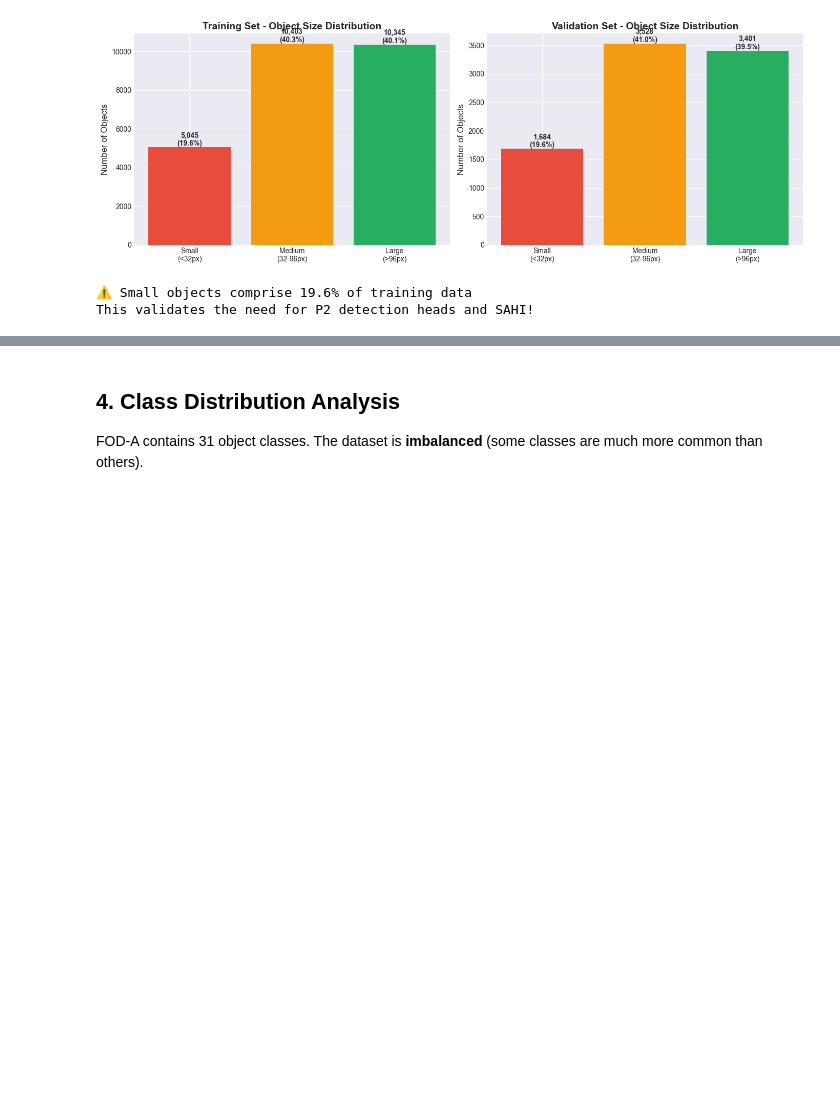
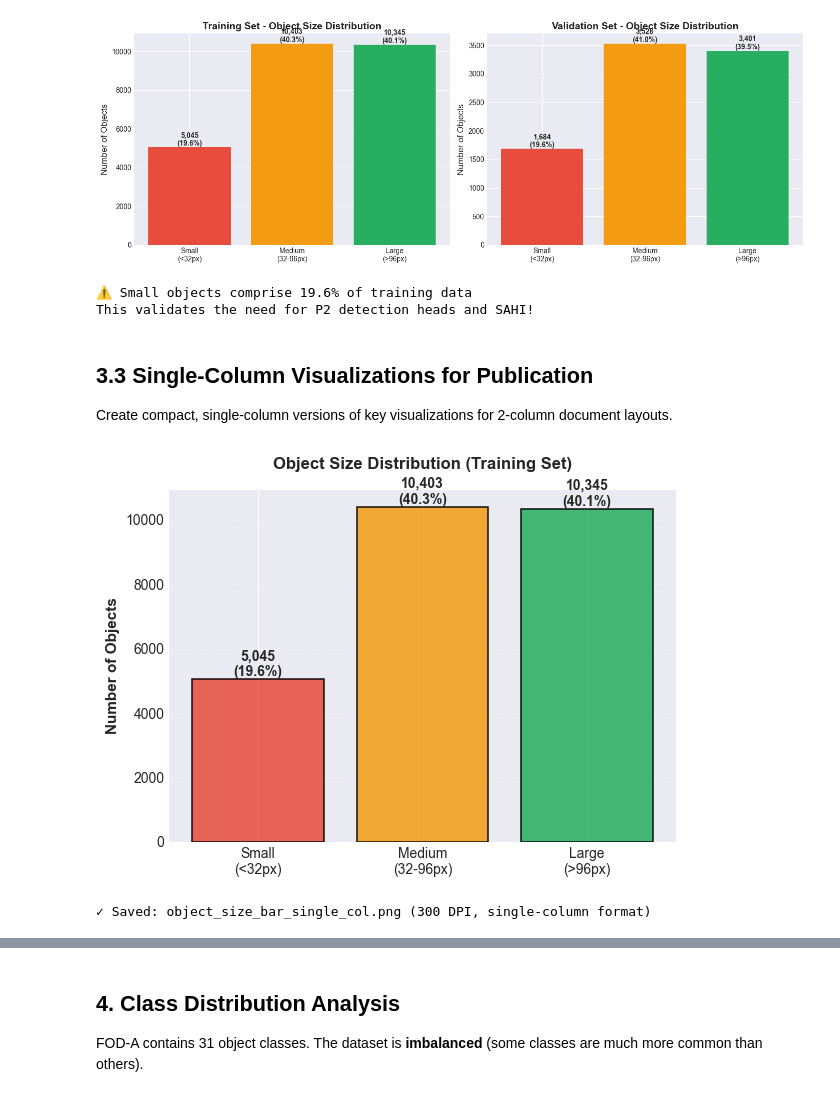
Before and after one commit to Zaryab13/Ml-FOD-A-Detection-YoloP2, a Jupyter notebook: notebooks/01_dataset_exploration.ipynb, the cells around one changed output, grey strips where cells are left out. Drawn from its saved outputs; the diff is of its cells as text; code cells hidden in the pictures; blank space fills up the shorter version.

Commit message:
Correct object-scale analysis and organize project scripts

```diff
--- a/notebooks/01_dataset_exploration.ipynb
+++ b/notebooks/01_dataset_exploration.ipynb
@@ -133,3 +133,18 @@ Validation Set:
   Avg objects/image: 1.02
 
 ============================================================
+# %%
+ # Display class information
+num_classes = len([k for k, v in train_stats['class_counts'].items() if v > 0])
+all_classes = [k for k, v in sorted(train_stats['class_counts'].items(), key=lambda x: x[1], reverse=True) if v > 0]
+
+print("="*60)
+print("CLASS INFORMATION")
+print("="*60)
+print(f"\nTotal Classes: {num_classes}")
+print(f"\nClass List (sorted by frequency):")
+for i, cls in enumerate(all_classes, 1):
+    count = train_stats['class_counts'][cls]
+    print(f"  {i:2d}. {cls:20s} - {count:,} instances")
+
+print(f"\n{'='*60}")
@@ -177,3 +210,38 @@ print("This validates the need for P2 detection heads and SAHI!")
 [figure]
 ⚠️ Small objects comprise 19.6% of training data
 This validates the need for P2 detection heads and SAHI!
+# %% [markdown]
+## 3.3 Single-Column Visualizations for Publication
+
+Create compact, single-column versions of key visualizations for 2-column document layouts.
+# %%
+# 1. Bar Chart - Small vs. Medium vs. Large Object Counts (Single Column)
+fig, ax = plt.subplots(figsize=(6, 4.5))
+
+sizes = ['Small\n(<32px)', 'Medium\n(32-96px)', 'Large\n(>96px)']
+train_counts = [train_stats['small_objects'], train_stats['medium_objects'], train_stats['large_objects']]
+train_pcts = [c/sum(train_counts)*100 for c in train_counts]
+
+bars = ax.bar(sizes, train_counts, color=['#e74c3c', '#f39c12', '#27ae60'],
+              alpha=0.85, edgecolor='black', linewidth=1.2)
+
+ax.set_ylabel('Number of Objects', fontsize=11, fontweight='bold')
+ax.set_title('Object Size Distribution (Training Set)', fontsize=12, fontweight='bold', pad=15)
+ax.grid(axis='y', alpha=0.3, linestyle='--')
+ax.set_axisbelow(True)
+
+# Add count and percentage labels
+for i, (count, pct, bar) in enumerate(zip(train_counts, train_pcts, bars)):
+    height = bar.get_height()
+    ax.text(bar.get_x() + bar.get_width()/2., height,
+            f'{count:,}\n({pct:.1f}%)',
+            ha='center', va='bottom', fontsize=10, fontweight='bold')
+
+plt.tight_layout()
+plt.savefig('../results/object_size_bar_single_col.png', dpi=300, bbox_inches='tight')
+plt.show()
+
+print("✓ Saved: object_size_bar_single_col.png (300 DPI, single-column format)")
+# %% [output]
+[figure, added]
+✓ Saved: object_size_bar_single_col.png (300 DPI, single-column format)
```
Also changed, not shown: parts of 29 cells of this notebook, 29 other files.
